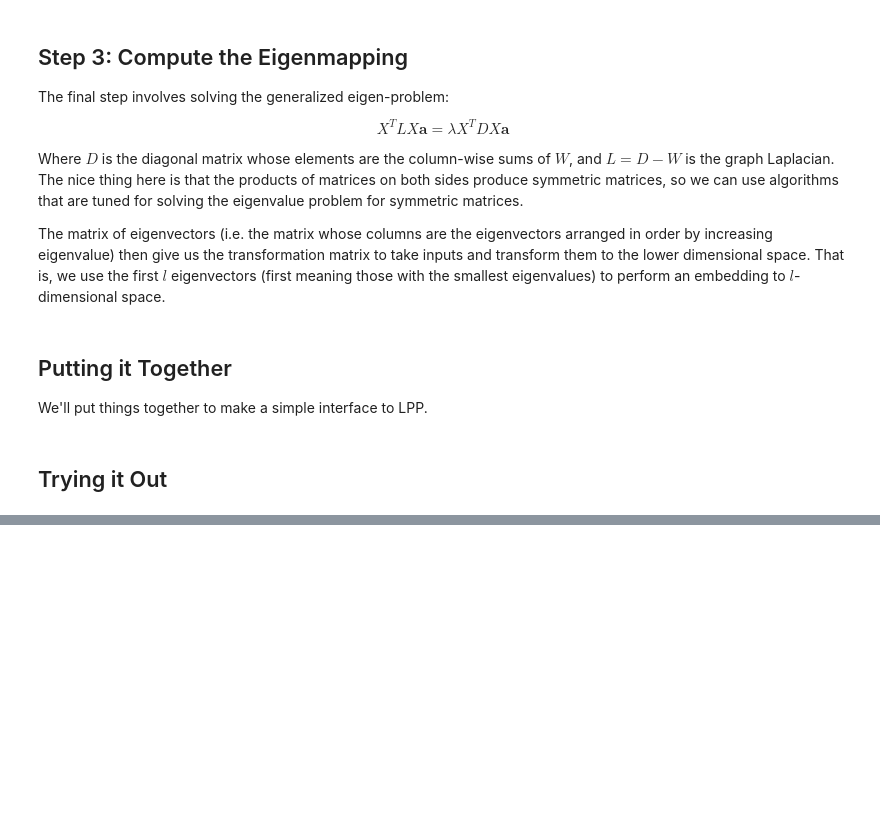
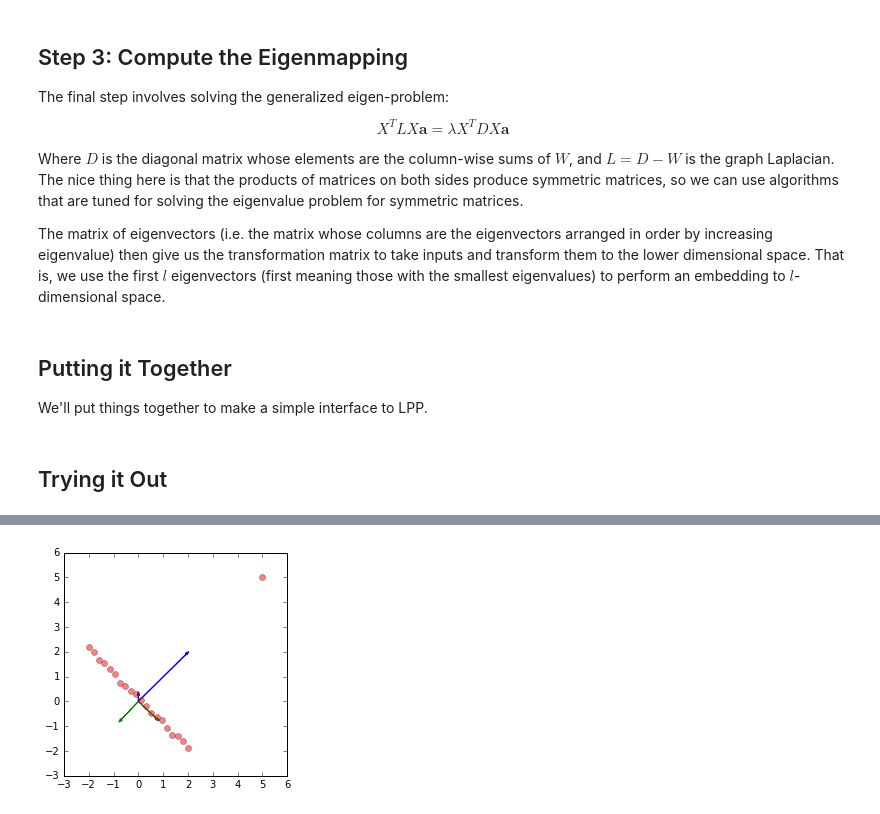
Before and after one commit to ixjlyons/sklearn-lpp, a Jupyter notebook: lpp.ipynb, the cells around one changed output, grey strips where cells are left out. Cells and saved outputs as stored; diff of their text form; code cells hidden in the pictures; blank space fills up the shorter version.

```diff
--- a/lpp.ipynb
+++ b/lpp.ipynb
@@ -103,12 +109,12 @@ class LocalityPreservingProjection(BaseEstimator, TransformerMixin):
         if self.weights == 'heatkernel':
             W = heat_kernel_weights(W, self.kernel_param)
 
-        self.mapping_mat = compute_mapping(W, self.n_components)
+        self.components_ = compute_mapping(W, self.n_components)
 
         return self
 
     def transform(self, X):
-        return X.dot(self.mapping_mat)
+        return X.dot(self.components_)
 # %% [markdown]
 ## Trying it Out
 # %%
@@ -141,0 +163,23 @@ plt.show()
+# %%
+from sklearn import decomposition
+
+pca = decomposition.PCA().fit(X)
+
+lpp = LocalityPreservingProjection(n_components=2,
+                                   adjacency='kneighbors',
+                                   adjacency_param=4).fit(X)
+
+vlpp = lpp.components_
+vpca = pca.components_
+
+plt.plot(X[:, 0], X[:, 1], 'ro', alpha=0.5)
+
+plt.arrow(0, 0, vlpp[0, 0], vlpp[1, 0], head_width=0.1, fc='b', ec='b')
+plt.arrow(0, 0, vlpp[0, 1], vlpp[1, 1], head_width=0.1, fc='b', ec='b')
+plt.arrow(0, 0, vpca[0, 0], vpca[1, 0], head_width=0.1, fc='g', ec='g')
+plt.arrow(0, 0, vpca[0, 1], vpca[1, 1], head_width=0.1, fc='g', ec='g')
+plt.xlim(-3, 6)
+plt.ylim(-3, 6)
+plt.gca().set_aspect(1)
+# %% [output]
+[figure, added]
```
Also changed, not shown: parts of 4 cells of this notebook.
